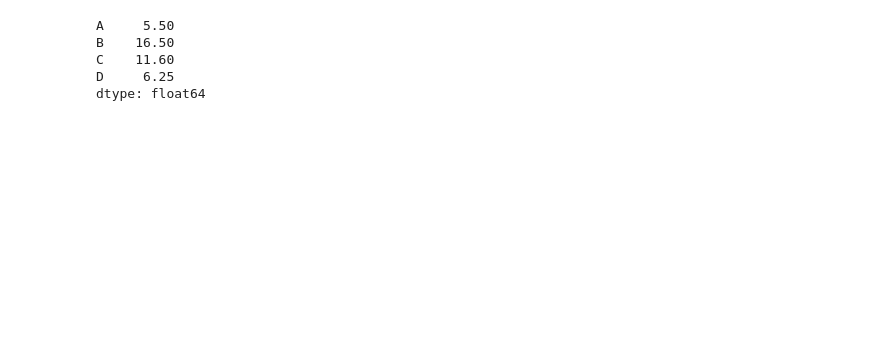
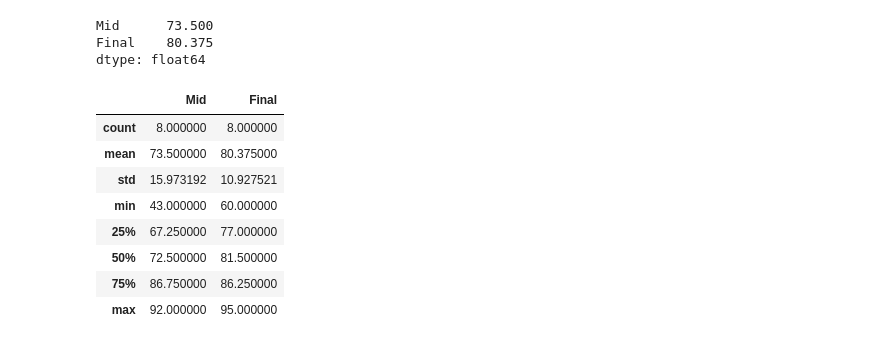
Before and after one commit to Epark3004/F2022, a Jupyter notebook: test.ipynb, the cells around one changed output. Drawn from its saved outputs; the diff is of its cells as text; code cells hidden in the pictures; blank space fills up the shorter version.

```diff
--- a/test.ipynb
+++ b/test.ipynb
@@ -33,0 +121,3 @@ df
+# %%
+#data from Mid and Final-exam
+data = pd.read_csv("Phython-dataset.csv")
@@ -34,8 +133,18 @@ df
 # %%
-df.mean()
+data.mean()
 # %% [output]
-A     5.50
-B    16.50
-C    11.60
-D     6.25
+Mid      73.500
+Final    80.375
 dtype: float64
+# %%
+data.describe()
+# %% [output]
+|  | Mid | Final |
+| count | 8.000000 | 8.000000 |
+| mean | 73.500000 | 80.375000 |
+| std | 15.973192 | 10.927521 |
+| min | 43.000000 | 60.000000 |
+| 25% | 67.250000 | 77.000000 |
+| 50% | 72.500000 | 81.500000 |
+| 75% | 86.750000 | 86.250000 |
+| max | 92.000000 | 95.000000 |
```
Also changed, not shown: parts of 19 cells of this notebook.
